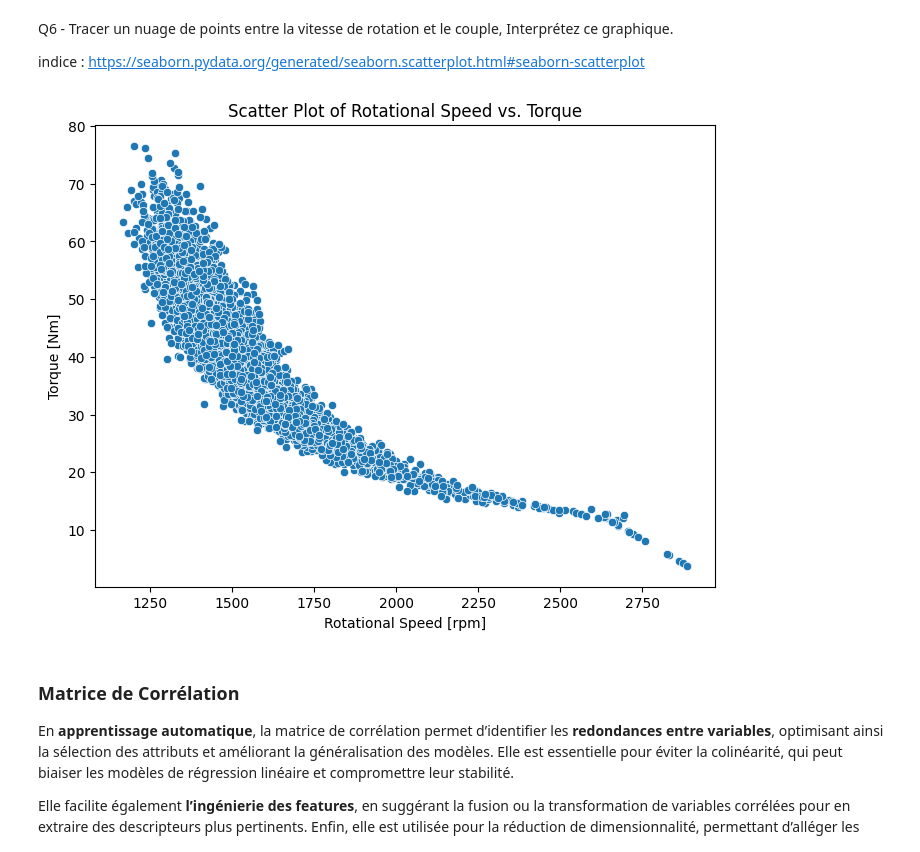
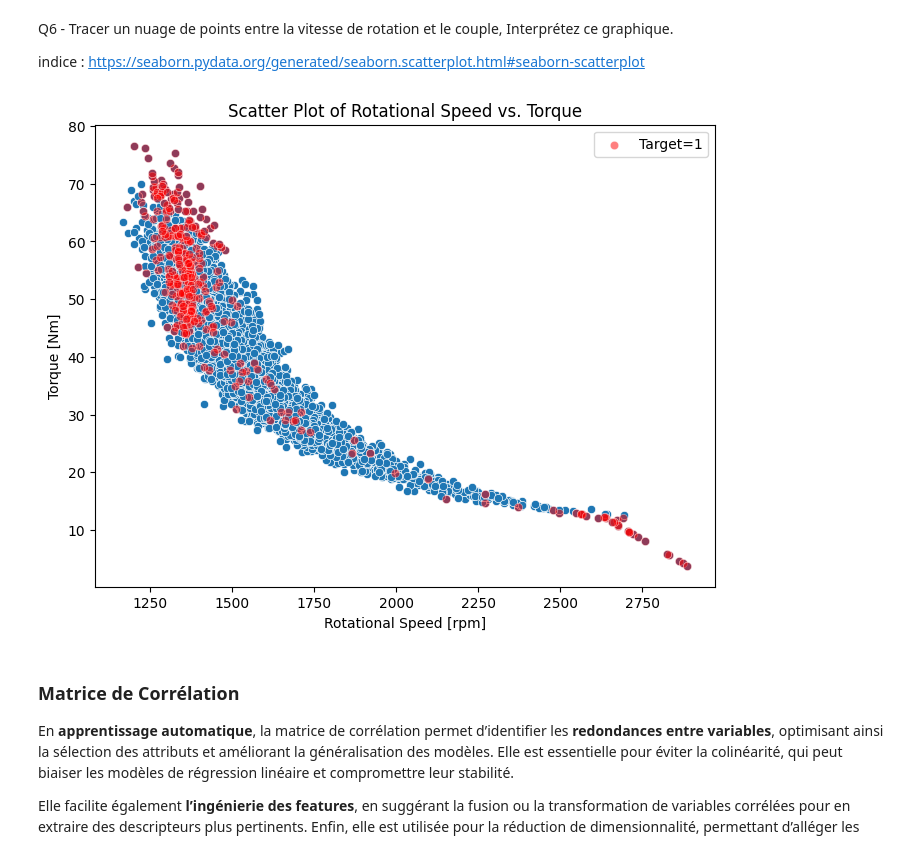
Before and after one commit to DlDI/predective-maintenance, a Jupyter notebook: TP2-Maintenance-Predective.ipynb, the cells around one changed output. Saved outputs shown, nothing was run; the diff lists cells and outputs as text; code cells hidden in the pictures.

```diff
--- a/TP2-Maintenance-Predective.ipynb
+++ b/TP2-Maintenance-Predective.ipynb
@@ -176,17 +181,17 @@ Q6 - Tracer un nuage de points entre la vitesse de rotation et le couple, Interp
 
 indice : https://seaborn.pydata.org/generated/seaborn.scatterplot.html#seaborn-scatterplot
 # %%
-
-
 import matplotlib.pyplot as plt
 plt.figure(figsize=(8, 6))
 sns.scatterplot(x='Rotational speed [rpm]', y='Torque [Nm]', data=df)
+sns.scatterplot(x='Rotational speed [rpm]', y='Torque [Nm]', data=df[df['Target'] == 1], color='red', label='Target=1', alpha=0.5)
+
 plt.title('Scatter Plot of Rotational Speed vs. Torque')
 plt.xlabel('Rotational Speed [rpm]')
 plt.ylabel('Torque [Nm]')
 plt.show()
 # %% [output]
-[figure, old version]
+[figure, new version]
 # %% [markdown]
 ### Matrice de Corrélation
 
```
Also changed, not shown: parts of 30 cells of this notebook.
